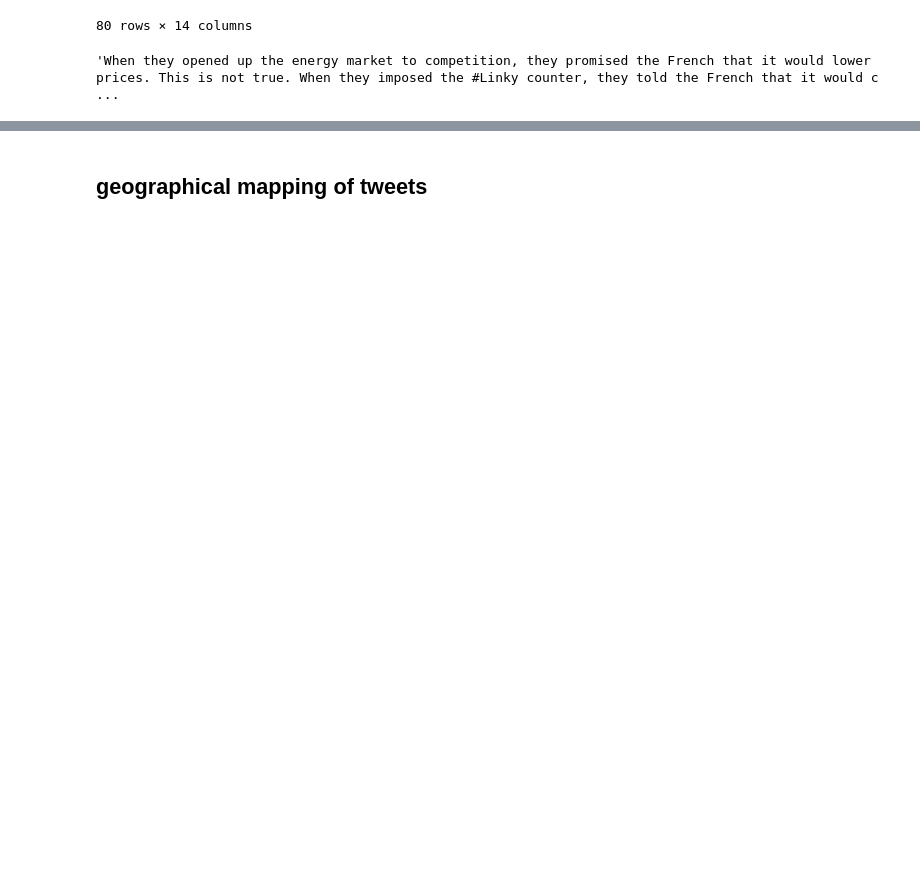
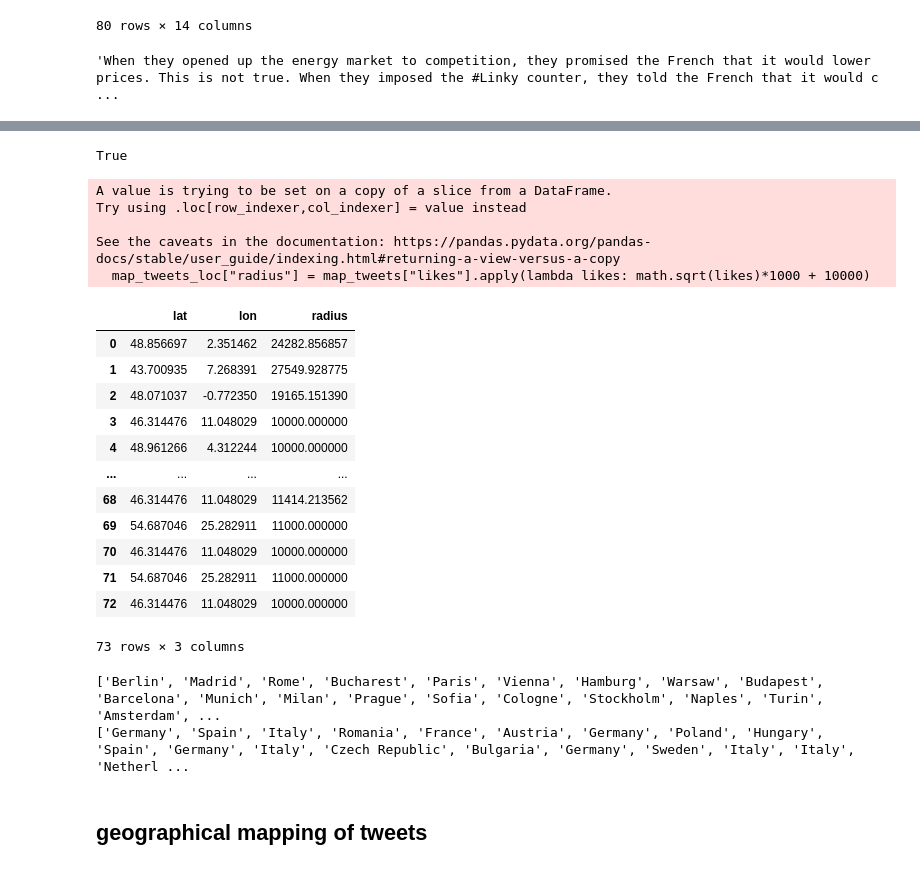
Before and after one commit to EstefaniaVB/LexAI, a Jupyter notebook: notebooks/twitterAPI_Tim.ipynb, the cells around one changed output, grey strips where cells are left out. Drawn from its saved outputs; the diff is of its cells as text; code cells hidden in the pictures; blank space fills up the shorter version.

```diff
--- a/notebooks/twitterAPI_Tim.ipynb
+++ b/notebooks/twitterAPI_Tim.ipynb
@@ -613,0 +604,4 @@ list_cities = ['Berlin', 'Madrid', 'Rome', 'Bucharest', 'Paris', 'Vienna', 'Hamb
+# %%
+df_region_count['lat'].isnull().values.any()
+# %% [output]
+True
@@ -613,0 +612,27 @@ list_cities = ['Berlin', 'Madrid', 'Rome', 'Bucharest', 'Paris', 'Vienna', 'Hamb
+# %%
+import math
+map_tweets = pd.read_csv('region_count.csv')
+
+map_tweets_loc = map_tweets[['lat', 'lon']]
+
+map_tweets_loc["radius"] = map_tweets["likes"].apply(lambda likes: math.sqrt(likes)*1000 + 10000)
+map_tweets_loc
+# %% [output]
+A value is trying to be set on a copy of a slice from a DataFrame.
+Try using .loc[row_indexer,col_indexer] = value instead
+
+See the caveats in the documentation: https://pandas.pydata.org/pandas-docs/stable/user_guide/indexing.html#returning-a-view-versus-a-copy
+  map_tweets_loc["radius"] = map_tweets["likes"].apply(lambda likes: math.sqrt(likes)*1000 + 10000)
+|  | lat | lon | radius |
+| 0 | 48.856697 | 2.351462 | 24282.856857 |
+| 1 | 43.700935 | 7.268391 | 27549.928775 |
+| 2 | 48.071037 | -0.772350 | 19165.151390 |
+| 3 | 46.314476 | 11.048029 | 10000.000000 |
+| 4 | 48.961266 | 4.312244 | 10000.000000 |
+| ... | ... | ... | ... |
+| 68 | 46.314476 | 11.048029 | 11414.213562 |
+| 69 | 54.687046 | 25.282911 | 11000.000000 |
+| 70 | 46.314476 | 11.048029 | 10000.000000 |
+| 71 | 54.687046 | 25.282911 | 11000.000000 |
+| 72 | 46.314476 | 11.048029 | 10000.000000 |
+73 rows × 3 columns
@@ -613,0 +641,9 @@ list_cities = ['Berlin', 'Madrid', 'Rome', 'Bucharest', 'Paris', 'Vienna', 'Hamb
+# %%
+df_eur = pd.read_csv('list_cities.csv', delimiter=';')
+
+list_countries = list(df_eur['country'])
+
+print(list_countries)
+# %% [output]
+['Berlin', 'Madrid', 'Rome', 'Bucharest', 'Paris', 'Vienna', 'Hamburg', 'Warsaw', 'Budapest', 'Barcelona', 'Munich', 'Milan', 'Prague', 'Sofia', 'Cologne', 'Stockholm', 'Naples', 'Turin', 'Amsterdam', ...
+['Germany', 'Spain', 'Italy', 'Romania', 'France', 'Austria', 'Germany', 'Poland', 'Hungary', 'Spain', 'Germany', 'Italy', 'Czech Republic', 'Bulgaria', 'Germany', 'Sweden', 'Italy', 'Italy', 'Netherl ...
```
Also changed, not shown: parts of 28 cells of this notebook, 10 other files.
